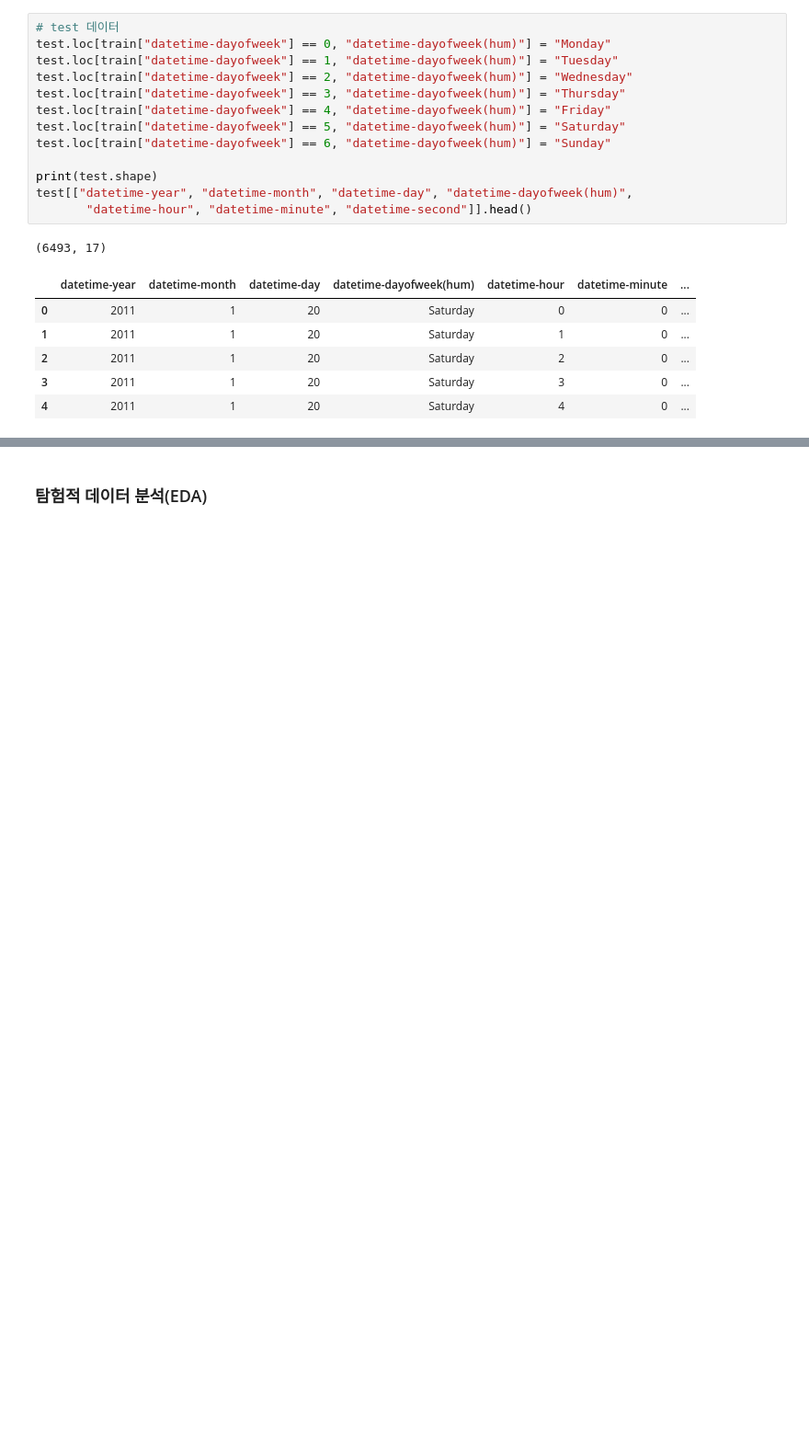
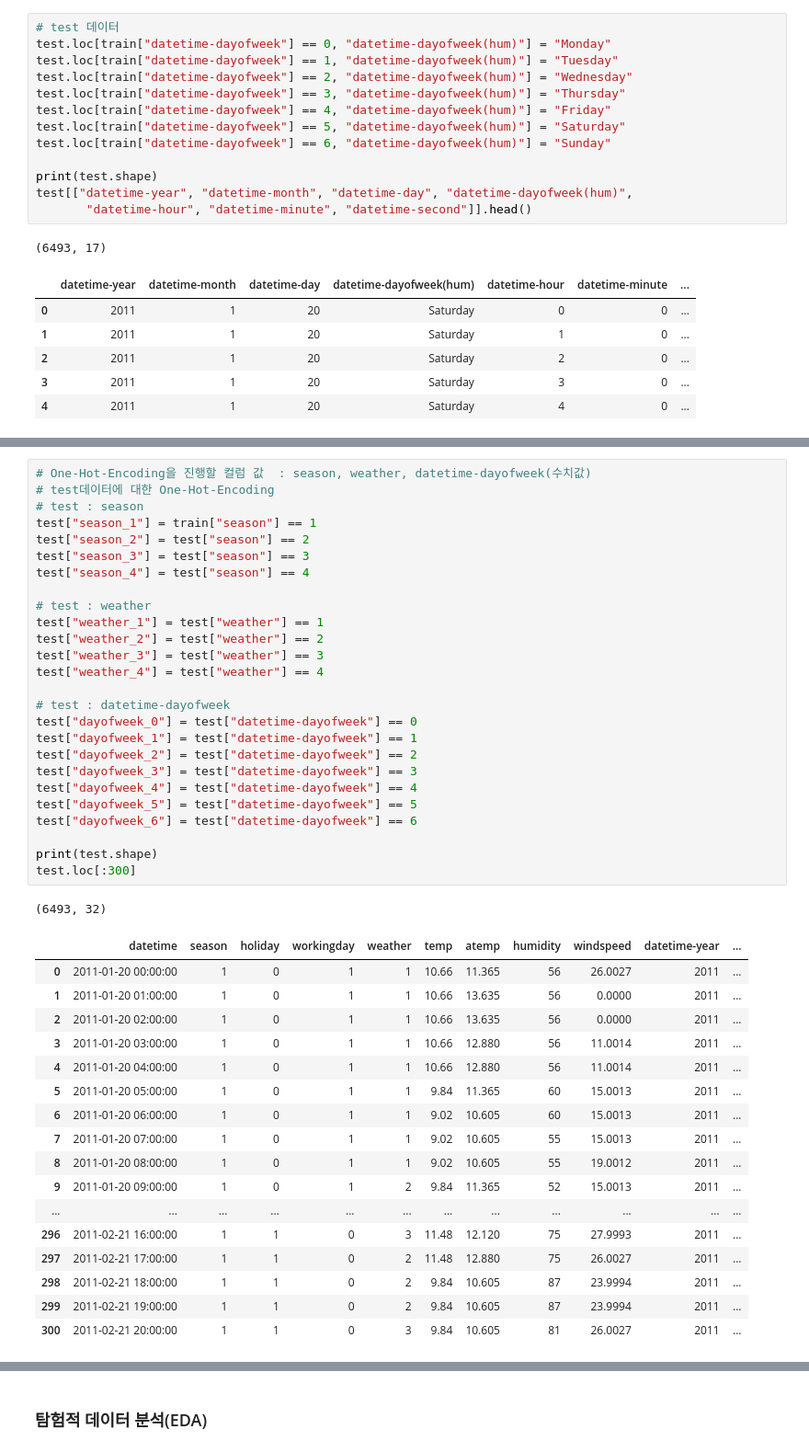
Before and after one commit to ybear90/Kaggle_competition, a Jupyter notebook: Bike_Sharing_Demand/Bike_1st/Bike_Sharing_Demand_Day_1.ipynb, the cells around one changed output, grey strips where cells are left out. Shown at 92% size. Drawn from its saved outputs; the diff is of its cells as text; blank space fills up the shorter version.

```diff
--- a/Bike_Sharing_Demand/Bike_1st/Bike_Sharing_Demand_Day_1.ipynb
+++ b/Bike_Sharing_Demand/Bike_1st/Bike_Sharing_Demand_Day_1.ipynb
@@ -202,0 +252,45 @@ test[["datetime-year", "datetime-month", "datetime-day", "datetime-dayofweek(hum
+# %%
+# One-Hot-Encoding을 진행할 컬럼 값  : season, weather, datetime-dayofweek(수치값)
+# test데이터에 대한 One-Hot-Encoding
+# test : season
+test["season_1"] = train["season"] == 1
+test["season_2"] = test["season"] == 2
+test["season_3"] = test["season"] == 3
+test["season_4"] = test["season"] == 4
+
+# test : weather
+test["weather_1"] = test["weather"] == 1
+test["weather_2"] = test["weather"] == 2
+test["weather_3"] = test["weather"] == 3
+test["weather_4"] = test["weather"] == 4
+
+# test : datetime-dayofweek
+test["dayofweek_0"] = test["datetime-dayofweek"] == 0
+test["dayofweek_1"] = test["datetime-dayofweek"] == 1
+test["dayofweek_2"] = test["datetime-dayofweek"] == 2
+test["dayofweek_3"] = test["datetime-dayofweek"] == 3
+test["dayofweek_4"] = test["datetime-dayofweek"] == 4
+test["dayofweek_5"] = test["datetime-dayofweek"] == 5
+test["dayofweek_6"] = test["datetime-dayofweek"] == 6
+
+print(test.shape)
+test.loc[:300]
+# %% [output]
+(6493, 32)
+|  | datetime | season | holiday | workingday | weather | temp | atemp | humidity | windspeed | datetime-year | ... |
+| 0 | 2011-01-20 00:00:00 | 1 | 0 | 1 | 1 | 10.66 | 11.365 | 56 | 26.0027 | 2011 | ... |
+| 1 | 2011-01-20 01:00:00 | 1 | 0 | 1 | 1 | 10.66 | 13.635 | 56 | 0.0000 | 2011 | ... |
+| 2 | 2011-01-20 02:00:00 | 1 | 0 | 1 | 1 | 10.66 | 13.635 | 56 | 0.0000 | 2011 | ... |
+| 3 | 2011-01-20 03:00:00 | 1 | 0 | 1 | 1 | 10.66 | 12.880 | 56 | 11.0014 | 2011 | ... |
+| 4 | 2011-01-20 04:00:00 | 1 | 0 | 1 | 1 | 10.66 | 12.880 | 56 | 11.0014 | 2011 | ... |
+| 5 | 2011-01-20 05:00:00 | 1 | 0 | 1 | 1 | 9.84 | 11.365 | 60 | 15.0013 | 2011 | ... |
+| 6 | 2011-01-20 06:00:00 | 1 | 0 | 1 | 1 | 9.02 | 10.605 | 60 | 15.0013 | 2011 | ... |
+| 7 | 2011-01-20 07:00:00 | 1 | 0 | 1 | 1 | 9.02 | 10.605 | 55 | 15.0013 | 2011 | ... |
+| 8 | 2011-01-20 08:00:00 | 1 | 0 | 1 | 1 | 9.02 | 10.605 | 55 | 19.0012 | 2011 | ... |
+| 9 | 2011-01-20 09:00:00 | 1 | 0 | 1 | 2 | 9.84 | 11.365 | 52 | 15.0013 | 2011 | ... |
+| ... | ... | ... | ... | ... | ... | ... | ... | ... | ... | ... | ... |
+| 296 | 2011-02-21 16:00:00 | 1 | 1 | 0 | 3 | 11.48 | 12.120 | 75 | 27.9993 | 2011 | ... |
+| 297 | 2011-02-21 17:00:00 | 1 | 1 | 0 | 2 | 11.48 | 12.880 | 75 | 26.0027 | 2011 | ... |
+| 298 | 2011-02-21 18:00:00 | 1 | 1 | 0 | 2 | 9.84 | 10.605 | 87 | 23.9994 | 2011 | ... |
+| 299 | 2011-02-21 19:00:00 | 1 | 1 | 0 | 2 | 9.84 | 10.605 | 87 | 23.9994 | 2011 | ... |
+| 300 | 2011-02-21 20:00:00 | 1 | 1 | 0 | 3 | 9.84 | 10.605 | 81 | 26.0027 | 2011 | ... |
```
Also changed, not shown: parts of 8 cells of this notebook, 42 other files.
